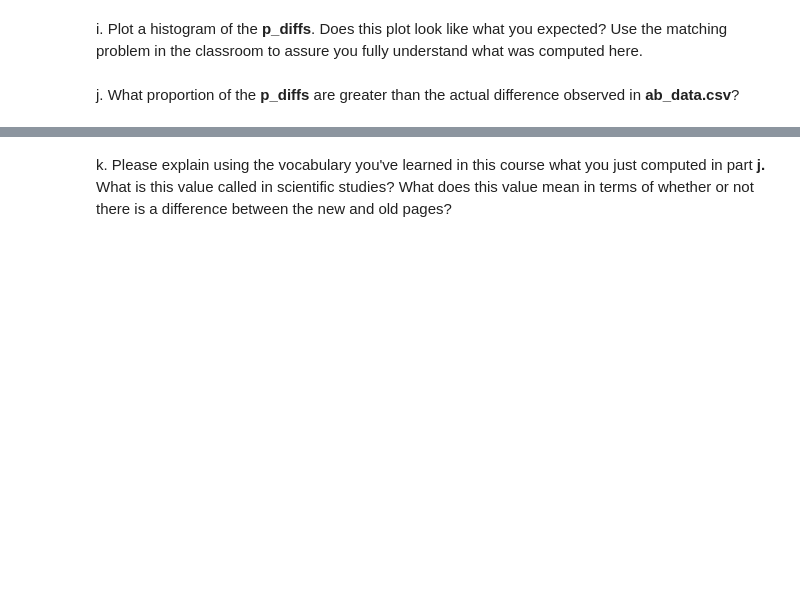
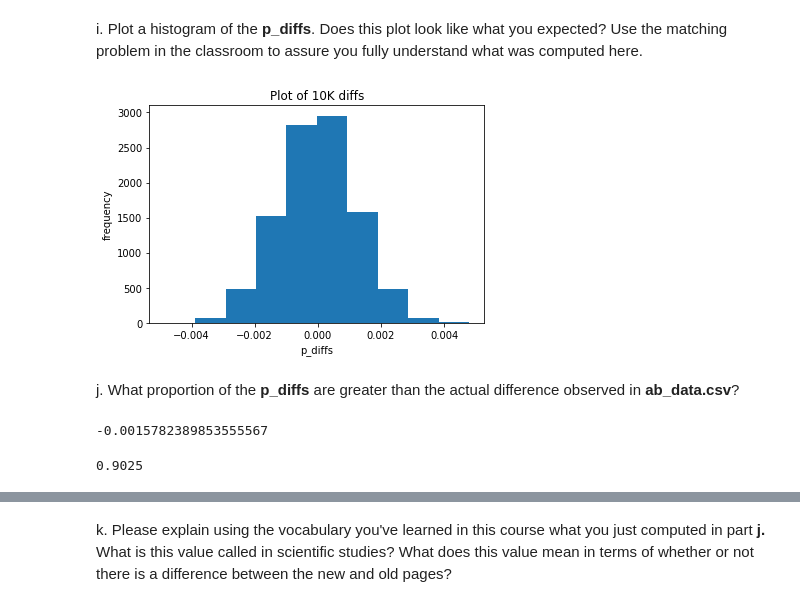
Before and after one commit to Phomint/Udacity_DataAnalysis, a Jupyter notebook: Projects/Project_3/Analyze_ab_test_results_notebook.ipynb, the cells around one changed output, grey strips where cells are left out. Drawn from its saved outputs; the diff is of its cells as text; code cells hidden in the pictures; blank space fills up the shorter version.

```diff
--- a/Projects/Project_3/Analyze_ab_test_results_notebook.ipynb
+++ b/Projects/Project_3/Analyze_ab_test_results_notebook.ipynb
@@ -177,2 +197,5 @@ c. What is $n_{new}$, the number of individuals in the treatment group?
 # %% [markdown]
 d. What is $n_{old}$, the number of individuals in the control group?
+# %%
+n_old = df2.query('group == "control"').shape[0]
+n_old
@@ -179,6 +204,10 @@ d. What is $n_{old}$, the number of individuals in the control group?
 # %% [markdown]
 e. Simulate $n_{new}$ transactions with a conversion rate of $p_{new}$ under the null.  Store these $n_{new}$ 1's and 0's in **new_page_converted**.
+# %%
+new_page_converted = np.random.choice([1, 0], size=n_new, p=[p_new, (1-p_new)])
 # %% [markdown]
 f. Simulate $n_{old}$ transactions with a conversion rate of $p_{old}$ under the null.  Store these $n_{old}$ 1's and 0's in **old_page_converted**.
+# %%
+old_page_converted = np.random.choice([1, 0], size=n_old, p=[p_old, (1-p_old)])
 # %% [markdown]
 g. Find $p_{new}$ - $p_{old}$ for your simulated values from part (e) and (f).
@@ -185,6 +218,29 @@ g. Find $p_{new}$ - $p_{old}$ for your simulated values from part (e) and (f).
 # %% [markdown]
 h. Create 10,000 $p_{new}$ - $p_{old}$ values using the same simulation process you used in parts (a) through (g) above. Store all 10,000 values in a NumPy array called **p_diffs**.
+# %%
+p_diffs = []
+for _ in range(10000):
+    new_page_converted = np.random.choice([1, 0], size=n_new, p=[p_new, (1-p_new)])
+    old_page_converted = np.random.choice([1, 0], size=n_old, p=[p_old, (1-p_old)])
+    p_diffs.append(new_page_converted.mean()-old_page_converted.mean())
 # %% [markdown]
 i. Plot a histogram of the **p_diffs**.  Does this plot look like what you expected?  Use the matching problem in the classroom to assure you fully understand what was computed here.
+# %%
+plt.hist(p_diffs)
+plt.xlabel('p_diffs')
+plt.ylabel('frequency')
+plt.title('Plot of 10K diffs');
+# %% [output]
+[figure, added]
 # %% [markdown]
 j. What proportion of the **p_diffs** are greater than the actual difference observed in **ab_data.csv**?
+# %%
+obs_diff = df2.query('group == "treatment"')['converted'].mean() - df2.query('group == "control"')['converted'].mean()
+obs_diff
+# %% [output]
+-0.0015782389853555567
+# %%
+p_value = (np.array(p_diffs) > obs_diff).mean()
+p_value
+# %% [output]
+0.9025
```
Also changed, not shown: parts of 35 cells of this notebook.
